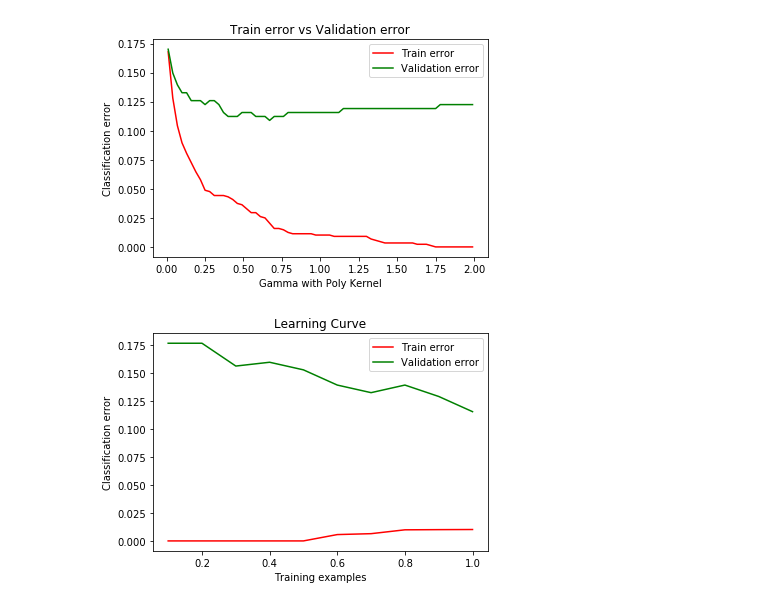
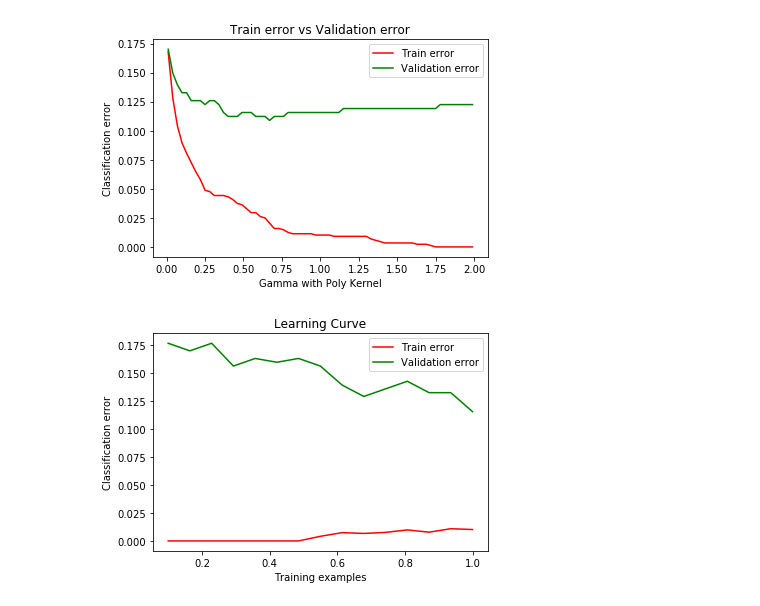
Before and after one commit to hebaashraf21/Employee_Attrition_Prediction, a Jupyter notebook: code/models/LogiticRegression.ipynb, the cells around one changed output. Saved outputs shown, nothing was run; the diff lists cells and outputs as text; code cells hidden in the pictures.

Commit message:
LogisticRegression_updated

```diff
--- a/code/models/LogiticRegression.ipynb
+++ b/code/models/LogiticRegression.ipynb
@@ -324,14 +312,14 @@ plt.show()
 # %% [output]
 [figure]
 # %%
-import matplotlib.pyplot as plt
-import numpy as np
-from sklearn.preprocessing import OneHotEncoder
-from sklearn.model_selection import train_test_split
-from sklearn.linear_model import LogisticRegression
-from sklearn.metrics import accuracy_score
+X_train, X_test, y_train, y_test = train_test_split(x, y, test_size=0.2, random_state=42)
+X_train, X_val, y_train, y_val = train_test_split(X_train, y_train, test_size=0.25, random_state=42)  # 0.25 x 0.8 = 0.2
 
-# Assuming x, y, and encoder are defined
+# One-hot encode categorical columns
+encoder = OneHotEncoder(sparse=False, handle_unknown='ignore')
+X_train_encoded = encoder.fit_transform(X_train)
+X_val_encoded = encoder.transform(X_val)
+X_test_encoded = encoder.transform(X_test)
 
 X_train, X_test, y_train, y_test = train_test_split(x, y, test_size=0.2, random_state=42)
 X_train, X_val, y_train, y_val = train_test_split(X_train, y_train, test_size=0.25, random_state=42)
@@ -344,34 +332,34 @@ X_test_encoded = encoder.transform(X_test)
 
 train_errors = []
 val_errors = []
-train_sizes = np.linspace(0.1, 1.0, 10)  # Adjust the range of training sizes as needed
+train_sizes = np.linspace(0.1, 1.0, 15)  # Adjust the range of training sizes as needed
 
 for train_size in train_sizes:
     # Select a subset of the training data
     n_samples = int(len(X_train_encoded) * train_size)
     X_train_subset = X_train_encoded[:n_samples]
     y_train_subset = y_train[:n_samples]
 
     # Train the model
-    clf = LogisticRegression(C=1.0)  # Adjust hyperparameters as needed
+    clf = LogisticRegression()  # Adjust hyperparameters as needed
     clf.fit(X_train_subset, y_train_subset)
 
     # Predictions and error calculation
     y_train_pred = clf.predict(X_train_subset)
     train_error = 1.0 - accuracy_score(y_train_subset, y_train_pred)
     train_errors.append(train_error)
 
     y_val_pred = clf.predict(X_val_encoded)
     val_error = 1.0 - accuracy_score(y_val, y_val_pred)
     val_errors.append(val_error)
 
 # Plot the learning curve
 plt.plot(train_sizes, train_errors, label='Train error', color='r')
 plt.plot(train_sizes, val_errors, label='Validation error', color='g')
 plt.xlabel('Training examples')
 plt.ylabel('Classification error')
 plt.title('Learning Curve')
 plt.legend()
 plt.show()
 # %% [output]
-[figure, old version]
+[figure, new version]
```
Also changed, not shown: parts of 5 cells of this notebook.
